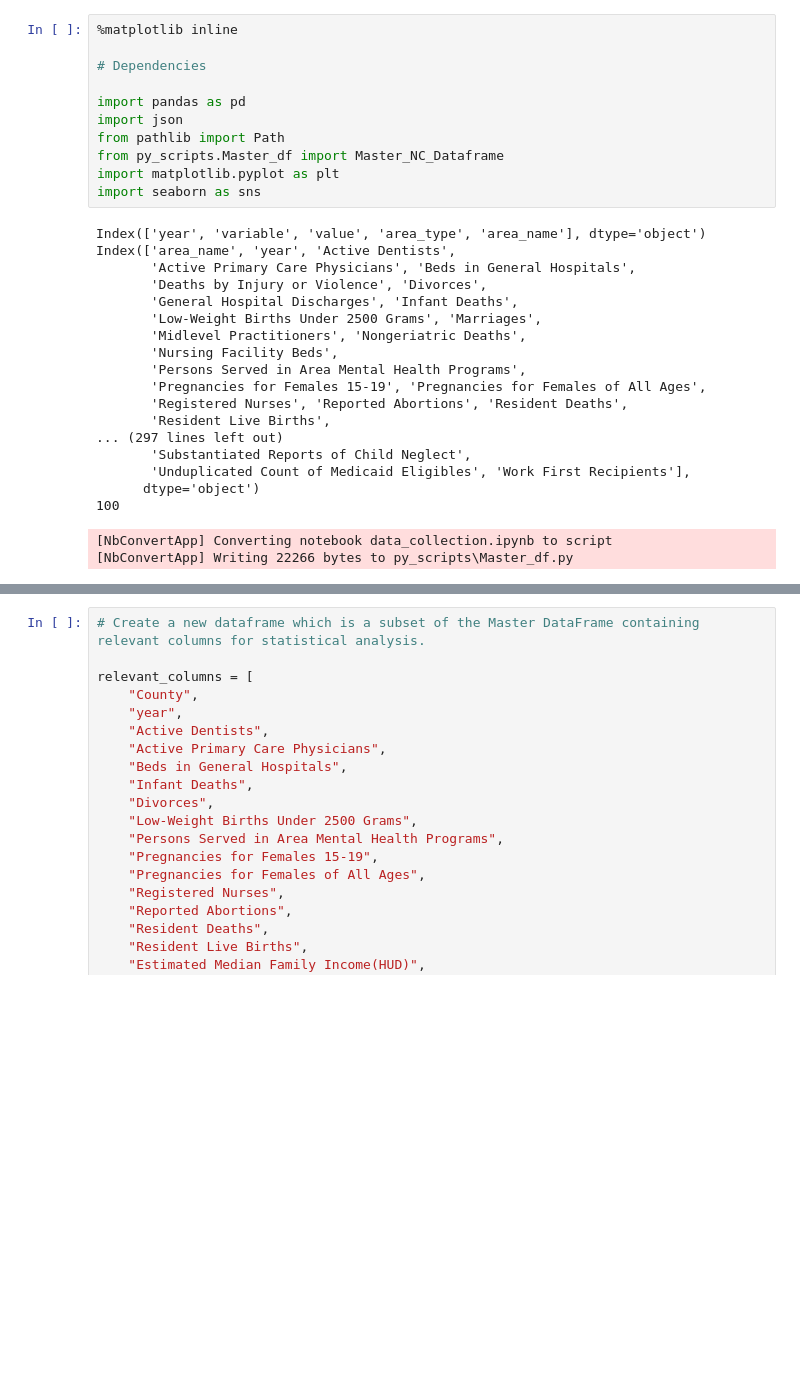
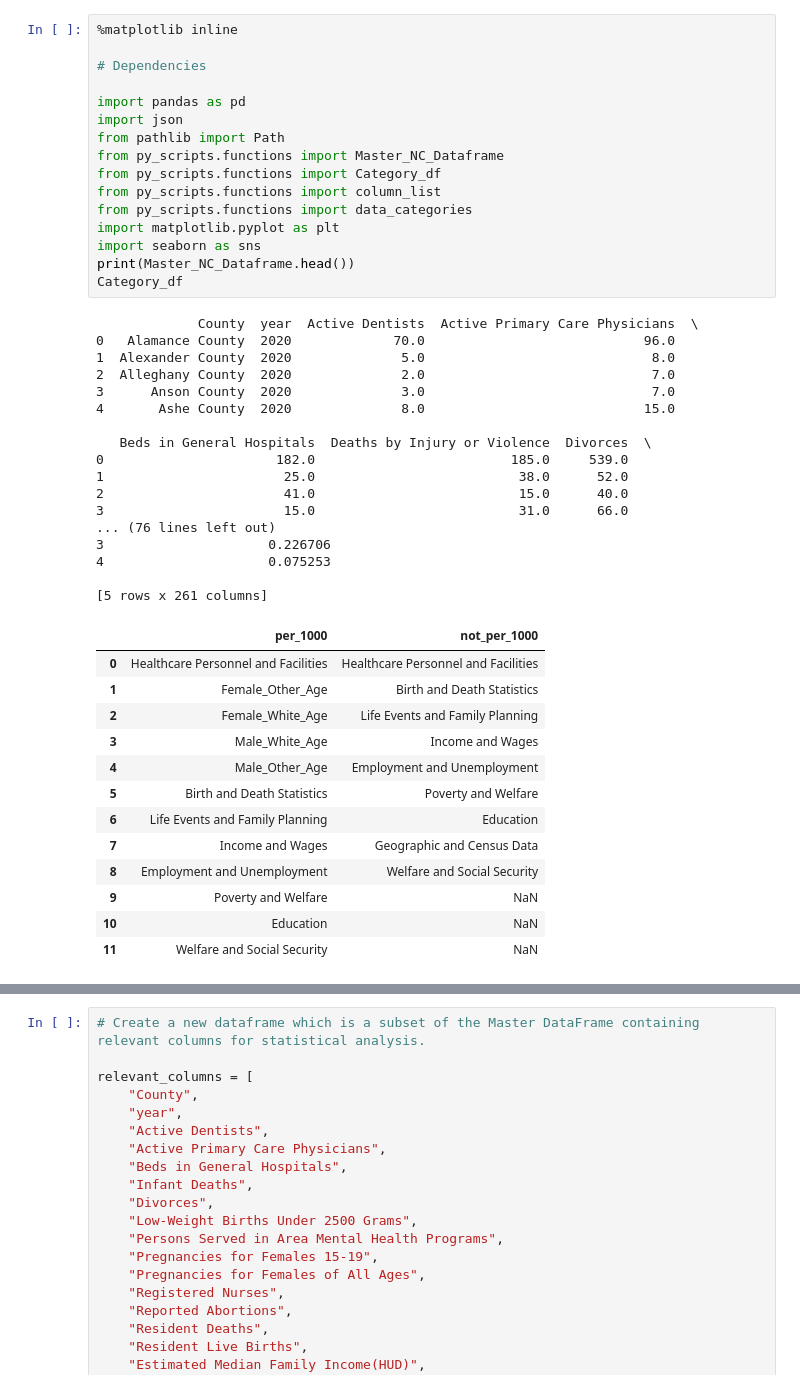
Before and after one commit to SwagmasterMatt/Public-Health-Exploratory-Analysis, a Jupyter notebook: data_exploration.ipynb, the cells around one changed output, grey strips where cells are left out. Drawn from its saved outputs; the diff is of its cells as text; blank space fills up the shorter version.

Commit message:
Added column calling functionality

```diff
--- a/data_exploration.ipynb
+++ b/data_exploration.ipynb
@@ -1,31 +1,47 @@
 # %%
 %matplotlib inline
 
 # Dependencies
 
 import pandas as pd
 import json
 from pathlib import Path
-from py_scripts.Master_df import Master_NC_Dataframe
+from py_scripts.functions import Master_NC_Dataframe
+from py_scripts.functions import Category_df
+from py_scripts.functions import column_list
+from py_scripts.functions import data_categories
 import matplotlib.pyplot as plt
 import seaborn as sns
+print(Master_NC_Dataframe.head())
+Category_df
 # %% [output]
-Index(['year', 'variable', 'value', 'area_type', 'area_name'], dtype='object')
-Index(['area_name', 'year', 'Active Dentists',
-       'Active Primary Care Physicians', 'Beds in General Hospitals',
-       'Deaths by Injury or Violence', 'Divorces',
-       'General Hospital Discharges', 'Infant Deaths',
-       'Low-Weight Births Under 2500 Grams', 'Marriages',
-       'Midlevel Practitioners', 'Nongeriatric Deaths',
-       'Nursing Facility Beds',
-       'Persons Served in Area Mental Health Programs',
-       'Pregnancies for Females 15-19', 'Pregnancies for Females of All Ages',
-       'Registered Nurses', 'Reported Abortions', 'Resident Deaths',
-       'Resident Live Births',
-... (297 lines left out)
-       'Substantiated Reports of Child Neglect',
-       'Unduplicated Count of Medicaid Eligibles', 'Work First Recipients'],
-      dtype='object')
-100
+             County  year  Active Dentists  Active Primary Care Physicians  \
+0   Alamance County  2020             70.0                            96.0
+1  Alexander County  2020              5.0                             8.0
+2  Alleghany County  2020              2.0                             7.0
+3      Anson County  2020              3.0                             7.0
+4       Ashe County  2020              8.0                            15.0
+
+   Beds in General Hospitals  Deaths by Injury or Violence  Divorces  \
+0                      182.0                         185.0     539.0
+1                       25.0                          38.0      52.0
+2                       41.0                          15.0      40.0
+3                       15.0                          31.0      66.0
+... (76 lines left out)
+3                     0.226706
+4                     0.075253
+
+[5 rows x 261 columns]
-[NbConvertApp] Converting notebook data_collection.ipynb to script
-[NbConvertApp] Writing 22266 bytes to py_scripts\Master_df.py
+|  | per_1000 | not_per_1000 |
+| 0 | Healthcare Personnel and Facilities | Healthcare Personnel and Facilities |
+| 1 | Female_Other_Age | Birth and Death Statistics |
+| 2 | Female_White_Age | Life Events and Family Planning |
+| 3 | Male_White_Age | Income and Wages |
+| 4 | Male_Other_Age | Employment and Unemployment |
+| 5 | Birth and Death Statistics | Poverty and Welfare |
+| 6 | Life Events and Family Planning | Education |
+| 7 | Income and Wages | Geographic and Census Data |
+| 8 | Employment and Unemployment | Welfare and Social Security |
+| 9 | Poverty and Welfare | NaN |
+| 10 | Education | NaN |
+| 11 | Welfare and Social Security | NaN |
```
Also changed, not shown: parts of 1 cell of this notebook, 5 other files.
